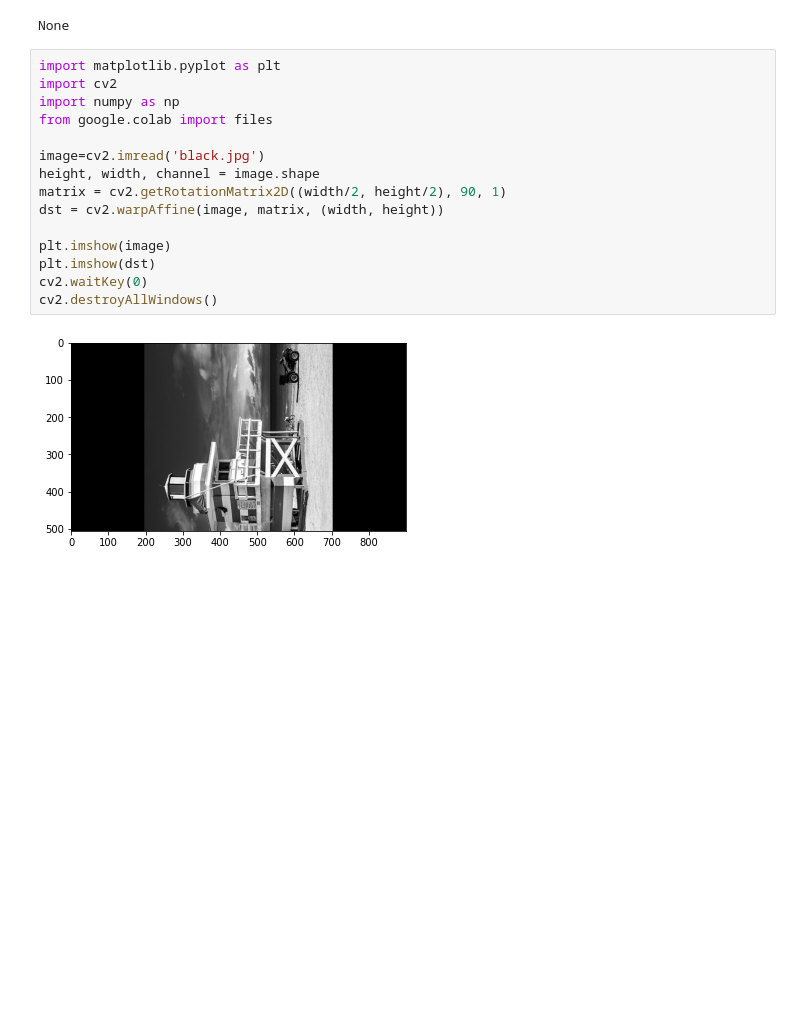
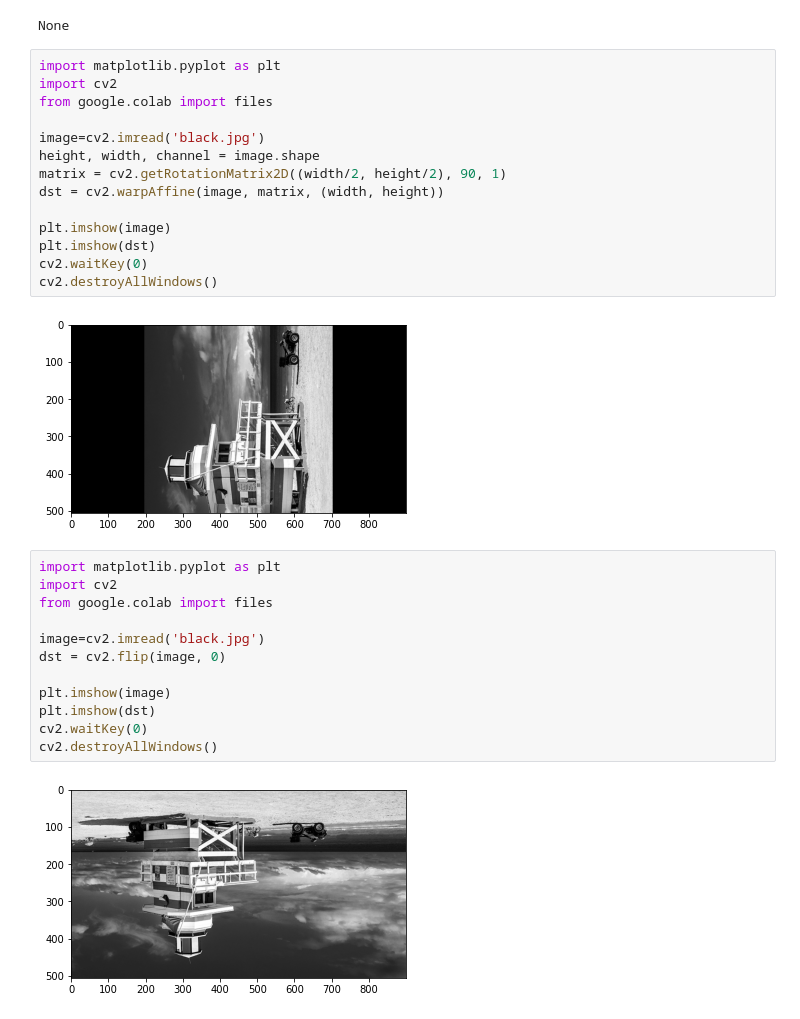
Before and after one commit to Pyeonseohee/Deeplearning, a Jupyter notebook: Deepnoid_Lecture01_Data_preprocessing.ipynb, the cells around one changed output. Cells and saved outputs as stored; diff of their text form; blank space fills up the shorter version.

```diff
--- a/Deepnoid_Lecture01_Data_preprocessing.ipynb
+++ b/Deepnoid_Lecture01_Data_preprocessing.ipynb
@@ -20,7 +20,6 @@ None
 # %%
 import matplotlib.pyplot as plt
 import cv2
-import numpy as np
 from google.colab import files
 
 image=cv2.imread('black.jpg')
@@ -34,3 +33,17 @@ cv2.waitKey(0)
 cv2.destroyAllWindows()
 # %% [output]
 [figure]
+# %%
+import matplotlib.pyplot as plt
+import cv2
+from google.colab import files
+
+image=cv2.imread('black.jpg')
+dst = cv2.flip(image, 0)
+
+plt.imshow(image)
+plt.imshow(dst)
+cv2.waitKey(0)
+cv2.destroyAllWindows()
+# %% [output]
+[figure, added]
```
